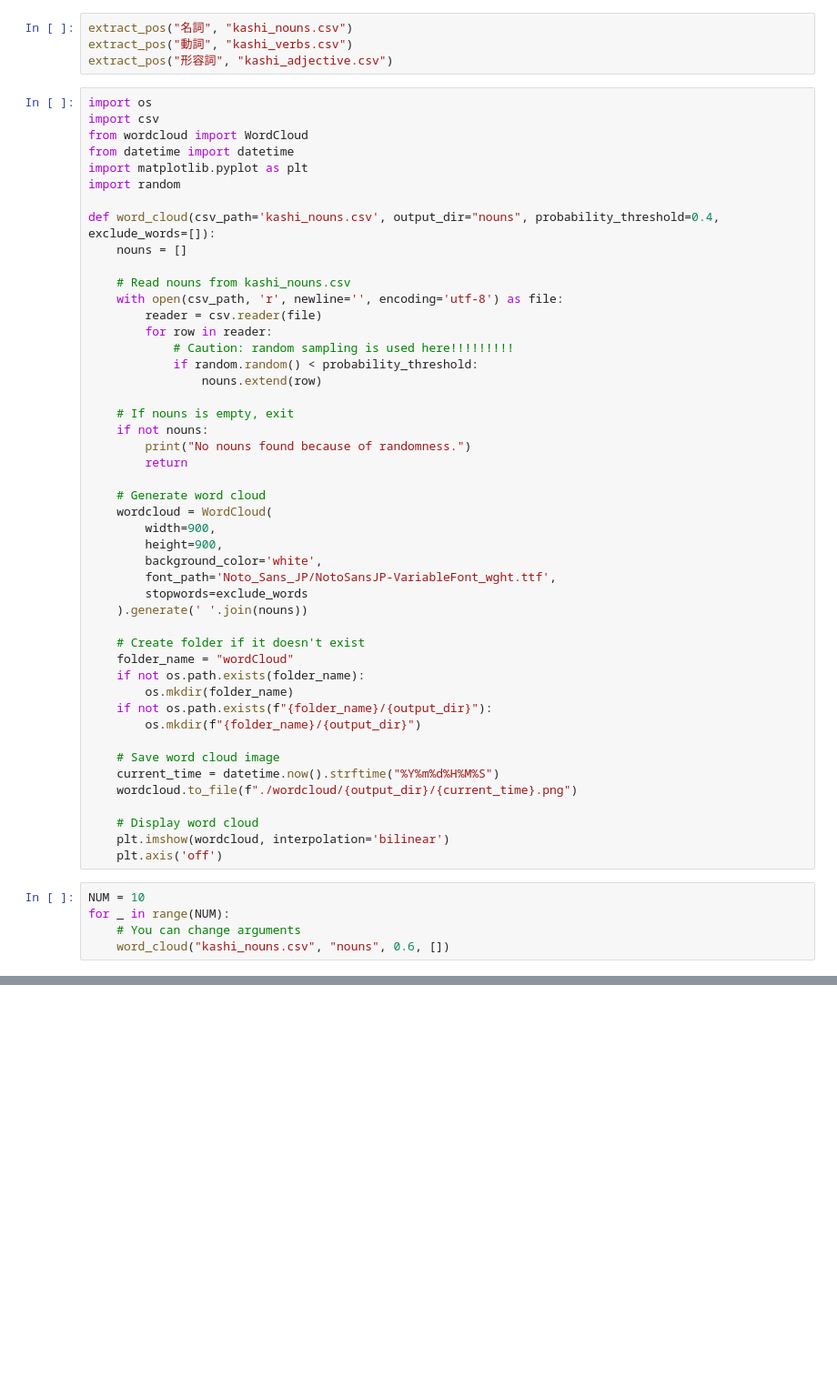
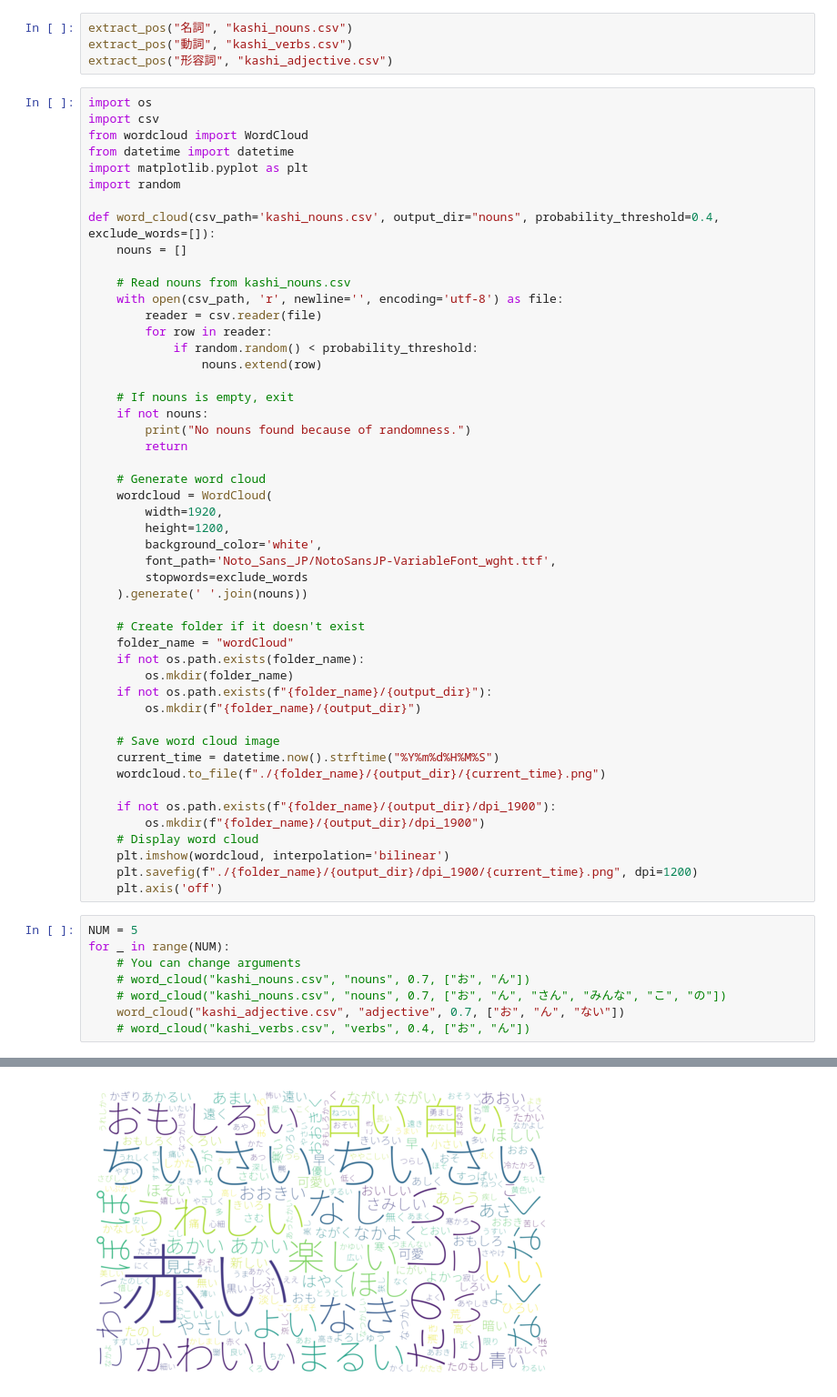
Before and after one commit to tomato645/douyou_analyze, a Jupyter notebook: get copy.ipynb, the cells around one changed output, grey strips where cells are left out. Shown at 91% size. Drawn from its saved outputs; the diff is of its cells as text; blank space fills up the shorter version.

```diff
--- a/get copy.ipynb
+++ b/get copy.ipynb
@@ -132,7 +132,6 @@ def word_cloud(csv_path='kashi_nouns.csv', output_dir="nouns", probability_thres
     with open(csv_path, 'r', newline='', encoding='utf-8') as file:
         reader = csv.reader(file)
         for row in reader:
-            # Caution: random sampling is used here!!!!!!!!!
             if random.random() < probability_threshold:
                 nouns.extend(row)
 
@@ -143,8 +142,8 @@ def word_cloud(csv_path='kashi_nouns.csv', output_dir="nouns", probability_thres
 
     # Generate word cloud
     wordcloud = WordCloud(
-        width=900,
-        height=900,
+        width=1920,
+        height=1200,
         background_color='white',
         font_path='Noto_Sans_JP/NotoSansJP-VariableFont_wght.ttf',
         stopwords=exclude_words
@@ -159,13 +158,20 @@ def word_cloud(csv_path='kashi_nouns.csv', output_dir="nouns", probability_thres
 
     # Save word cloud image
     current_time = datetime.now().strftime("%Y%m%d%H%M%S")
-    wordcloud.to_file(f"./wordcloud/{output_dir}/{current_time}.png")
+    wordcloud.to_file(f"./{folder_name}/{output_dir}/{current_time}.png")
 
+    if not os.path.exists(f"{folder_name}/{output_dir}/dpi_1900"):
+        os.mkdir(f"{folder_name}/{output_dir}/dpi_1900")
     # Display word cloud
     plt.imshow(wordcloud, interpolation='bilinear')
+    plt.savefig(f"./{folder_name}/{output_dir}/dpi_1900/{current_time}.png", dpi=1200)
     plt.axis('off')
 # %%
-NUM = 10
+NUM = 5
 for _ in range(NUM):
     # You can change arguments
-    word_cloud("kashi_nouns.csv", "nouns", 0.6, [])
+    # word_cloud("kashi_nouns.csv", "nouns", 0.7, ["お", "ん"])
+    # word_cloud("kashi_nouns.csv", "nouns", 0.7, ["お", "ん", "さん", "みんな", "こ", "の"])
+    word_cloud("kashi_adjective.csv", "adjective", 0.7, ["お", "ん", "ない"])
+    # word_cloud("kashi_verbs.csv", "verbs", 0.4, ["お", "ん"])
+# %% [output]
@@ -172,3 +182,4 @@ for _ in range(NUM):
+[figure, added]
 # %%
 import pandas as pd
 import matplotlib.pyplot as plt
```
Also changed, not shown: parts of 5 cells of this notebook.
